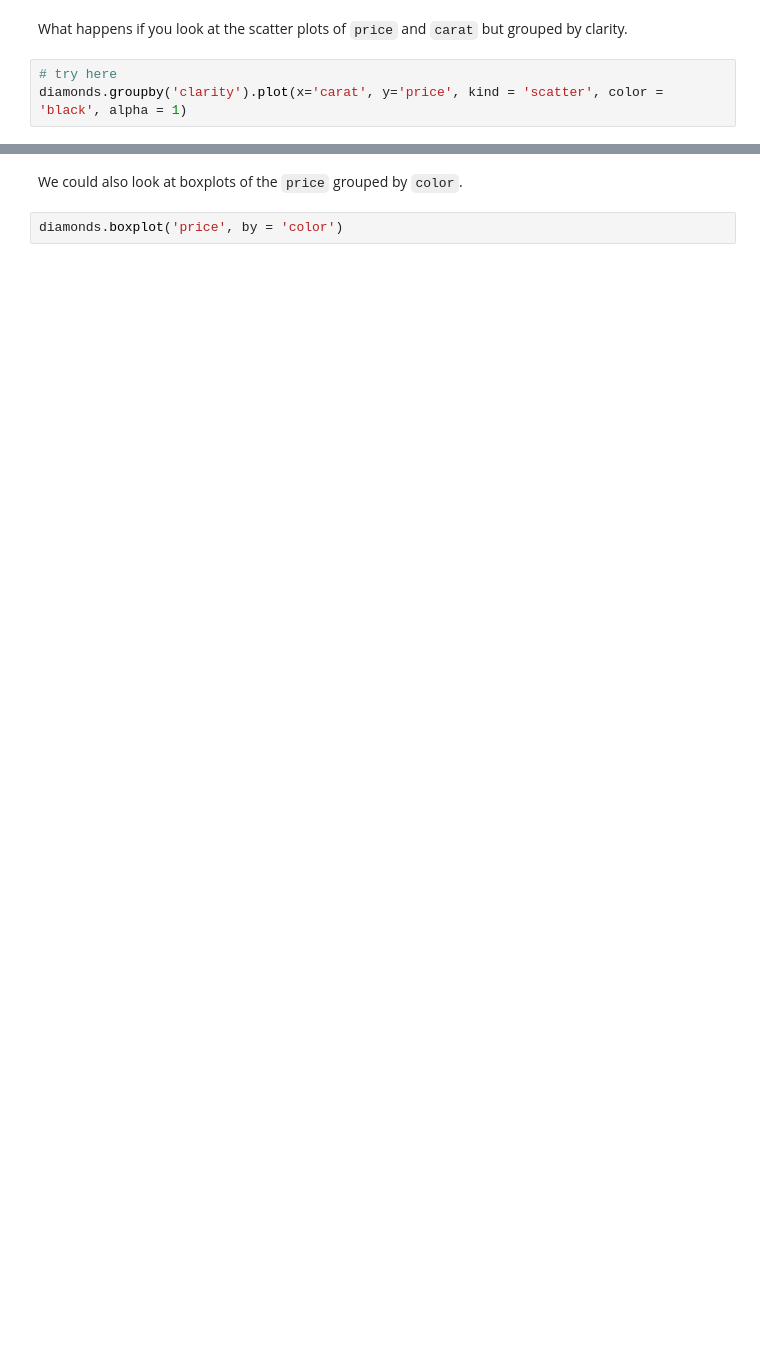
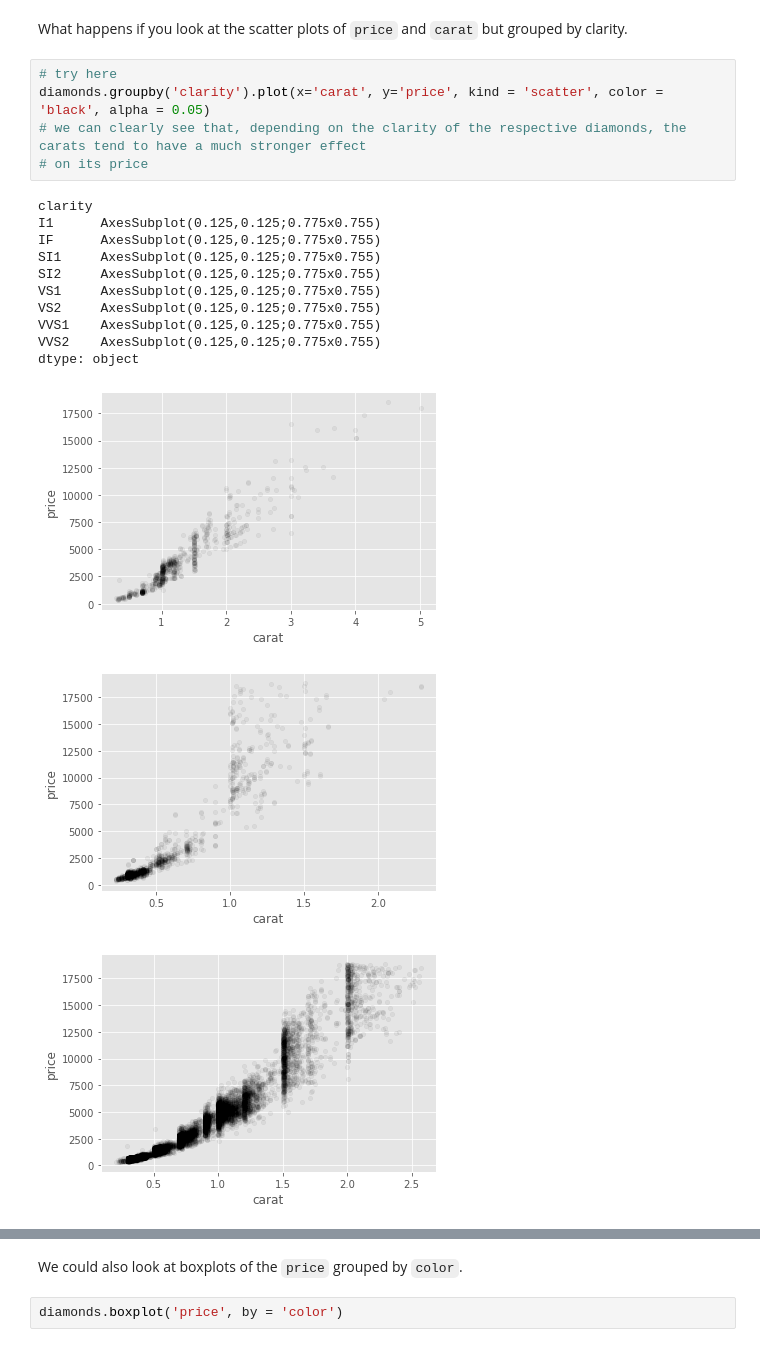
Before and after one commit to fezequiel0/BigData-21b-Fernando-Morales, a Jupyter notebook: Prácticas/Práctica1/01_intro/Basics/Lab2_Notes.ipynb, the cells around one changed output, grey strips where cells are left out. Drawn from its saved outputs; the diff is of its cells as text; blank space fills up the shorter version.

```diff
--- a/Prácticas/Práctica1/01_intro/Basics/Lab2_Notes.ipynb
+++ b/Prácticas/Práctica1/01_intro/Basics/Lab2_Notes.ipynb
@@ -99,4 +161,20 @@ diamonds.groupby('color').plot(x='carat', y='price', kind = 'scatter', color = '
 What happens if you look at the scatter plots of `price` and `carat` but grouped by clarity.
 # %%
 # try here
-diamonds.groupby('clarity').plot(x='carat', y='price', kind = 'scatter', color = 'black', alpha = 1)
+diamonds.groupby('clarity').plot(x='carat', y='price', kind = 'scatter', color = 'black', alpha = 0.05)
+# we can clearly see that, depending on the clarity of the respective diamonds, the carats tend to have a much stronger effect
+# on its price
+# %% [output]
+clarity
+I1      AxesSubplot(0.125,0.125;0.775x0.755)
+IF      AxesSubplot(0.125,0.125;0.775x0.755)
+SI1     AxesSubplot(0.125,0.125;0.775x0.755)
+SI2     AxesSubplot(0.125,0.125;0.775x0.755)
+VS1     AxesSubplot(0.125,0.125;0.775x0.755)
+VS2     AxesSubplot(0.125,0.125;0.775x0.755)
+VVS1    AxesSubplot(0.125,0.125;0.775x0.755)
+VVS2    AxesSubplot(0.125,0.125;0.775x0.755)
+dtype: object
+[figure, added]
+[figure, added]
+[figure, added]
```
Also changed, not shown: parts of 22 cells of this notebook, 2 other files.
